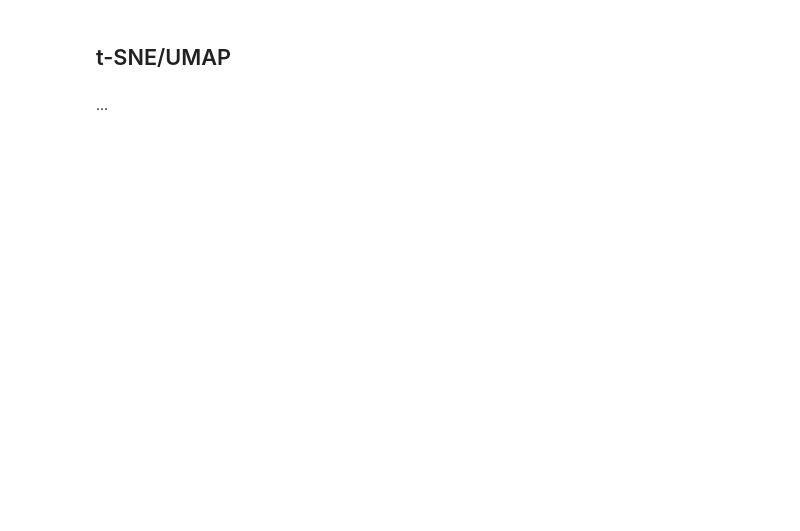
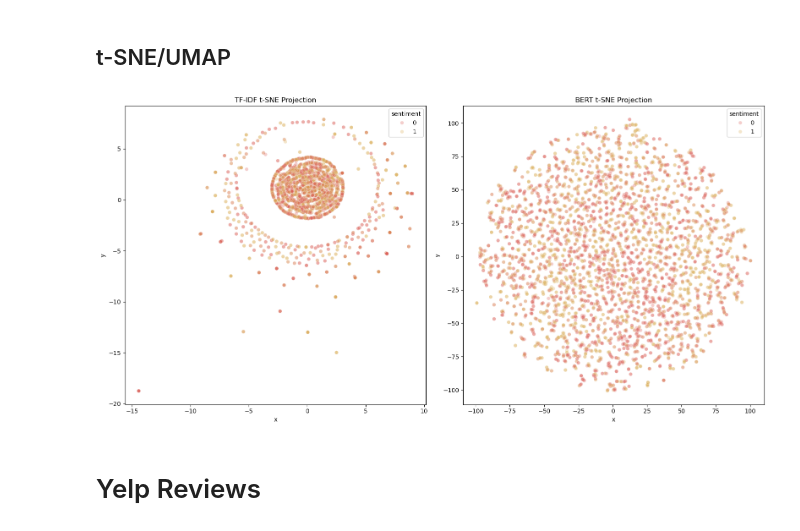
Before and after one commit to dsgt-arc/qclef-2025-instance, a Jupyter notebook: users/chloe/eda/EDA.ipynb, the cells around one changed output. Drawn from its saved outputs; the diff is of its cells as text; code cells hidden in the pictures; blank space fills up the shorter version.

```diff
--- a/users/chloe/eda/EDA.ipynb
+++ b/users/chloe/eda/EDA.ipynb
@@ -50,5 +51,54 @@ plt.show()
 [figure]
 # %% [markdown]
 ## t-SNE/UMAP
-# %% [markdown]
-...
+# %%
+vader_tfidf = pd.read_csv("../../../data/vader_nyt/tfidf_nytEditorialSnippets.csv")
+sentiments_tfidf = vader_tfidf['sentimentScore']
+vader_tfidf.drop(columns=['sentimentScore', 'Unnamed: 0', 'meanSentimentRating'], inplace=True)
+
+vader_tfidf_tsne = TSNE(n_components=2, learning_rate='auto',
+                  init='random', perplexity=3).fit_transform(vader_tfidf)
+# %%
+vader_bert = pd.read_csv("../../../data/vader_nyt/bert_nytEditorialSnippets.csv")
+sentiments_bert = vader_bert['sentimentScore']
+vader_bert.drop(columns=['sentimentScore', 'Unnamed: 0', 'meanSentimentRating'], inplace=True)
+
+vader_bert_tsne = TSNE(n_components=2, learning_rate='auto',
+                  init='random', perplexity=3).fit_transform(vader_bert)
+# %%
+df_tfidf = pd.DataFrame(vader_tfidf_tsne, columns=["x", "y"])
+df_bert = pd.DataFrame(vader_bert_tsne, columns=["x", "y"])
+
+df_tfidf["sentiment"] = sentiments_tfidf
+df_bert["sentiment"] = sentiments_bert
+
+fig, axes = plt.subplots(1, 2, figsize=(16, 8))
+
+sns.scatterplot(
+    ax=axes[0],
+    x="x", y="y",
+    hue="sentiment",
+    palette=sns.color_palette("hls", 10),
+    data=df_tfidf,
+    legend="full",
+    alpha=0.3
+)
+axes[0].set_title("TF-IDF t-SNE Projection")
+
+sns.scatterplot(
+    ax=axes[1],
+    x="x", y="y",
+    hue="sentiment",
+    palette=sns.color_palette("hls", 10),
+    data=df_bert,
+    legend="full",
+    alpha=0.3
+)
+axes[1].set_title("BERT t-SNE Projection")
+
+plt.tight_layout()
+plt.show()
+# %% [output]
+[figure, added]
+# %% [markdown]
+# Yelp Reviews
```
Also changed, not shown: parts of 11 cells of this notebook, 3 other files.
